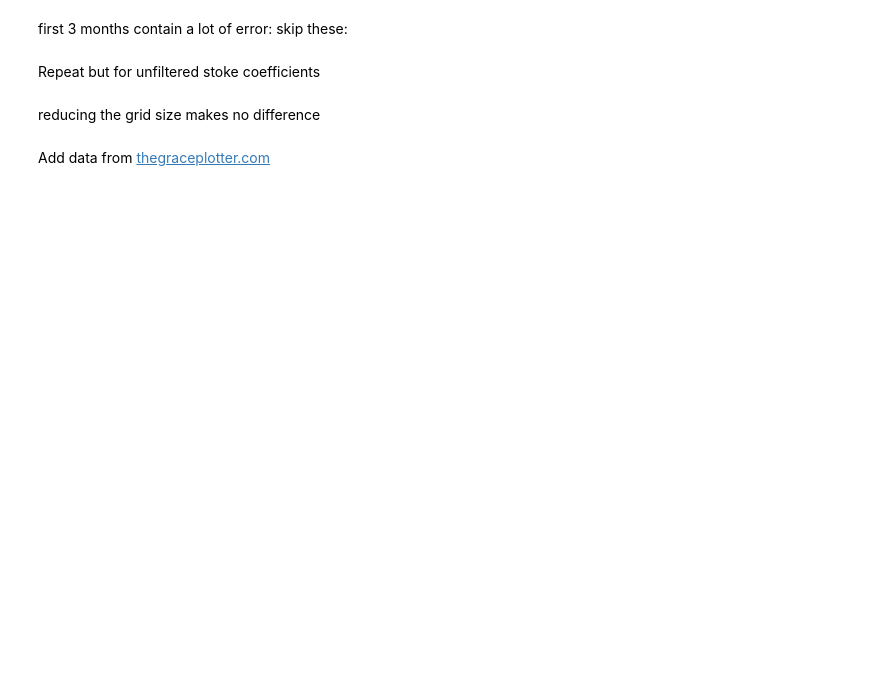
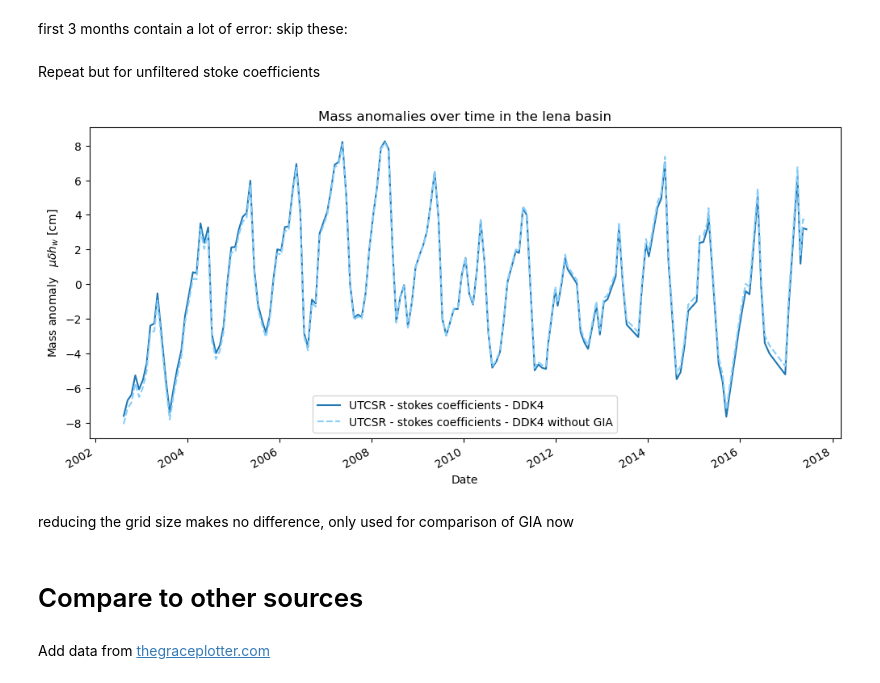
Before and after one commit to Daafip/gravity-anomalies-lena-basin, a Jupyter notebook: Project_grace_filtered.ipynb, the cells around one changed output. Saved outputs shown, nothing was run; the diff lists cells and outputs as text; code cells hidden in the pictures; blank space fills up the shorter version.

```diff
--- a/Project_grace_filtered.ipynb
+++ b/Project_grace_filtered.ipynb
@@ -220,0 +210,13 @@ for i, c in enumerate(C):
+# %%
+df_time_series = pd.DataFrame(times, index=times)
+
+for index, date in enumerate(df_time_series.index):
+    if index > 0:
+        dt = date - df_time_series.index[index-1]
+        df_time_series.loc[date,"months_delta"] =  dt.days//28
+    else:
+        df_time_series.loc[date,"months_delta"] = 0
+df_time_series['t_months'] = df_time_series.months_delta.cumsum().apply(lambda x: int(x))
+mid_point = df_time_series.iloc[-1].t_months//2
+df_time_series[df_time_series['t_months'] == mid_point]
+df_time_series['t_t_0'] = df_time_series.apply(lambda row: (row.t_months-mid_point)-0.5, axis=1)
@@ -421,15 +468,19 @@ changes_total_water_mass_finer = changes_total_water_mass_finer[2:]
 # %%
 fig, ax = plt.subplots(figsize=(12,5))
 # ax.plot(ds.time.to_numpy()[3:], changes_total_water_mass[2:-1],label="shifted")
 changes_total_water_mass.plot(ax=ax,label="UTCSR - stokes coefficients - DDK4")
-changes_total_water_mass_finer.plot(ax=ax,label="UTCSR - stokes coefficients - DDK4 - finer grid",ls="--")
+changes_total_water_mass_finer.plot(ax=ax,label="UTCSR - stokes coefficients - DDK4 without GIA",ls="--",color="lightskyblue")
 ax.set_xlabel("Date")
 ax.set_ylabel("Mass anomaly   $\mu \delta h_w$ [cm]")
 ax.set_title("Mass anomalies over time in the lena basin");
 ax.legend()
 fig.savefig("Figures\mass anomalies over time.png")
+# %% [output]
+[figure, added]
 # %% [markdown]
-reducing the grid size makes no difference
+reducing the grid size makes no difference, only used for comparison of GIA now
+# %% [markdown]
+# Compare to other sources
 # %% [markdown]
 Add data from [thegraceplotter.com](thegraceplotter.com)
 # %%
```
Also changed, not shown: parts of 140 cells of this notebook, 43 other files.
